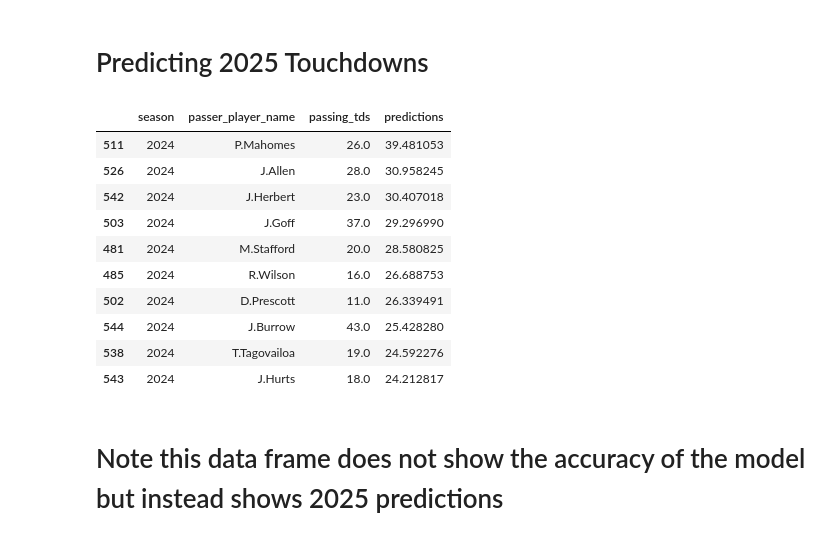
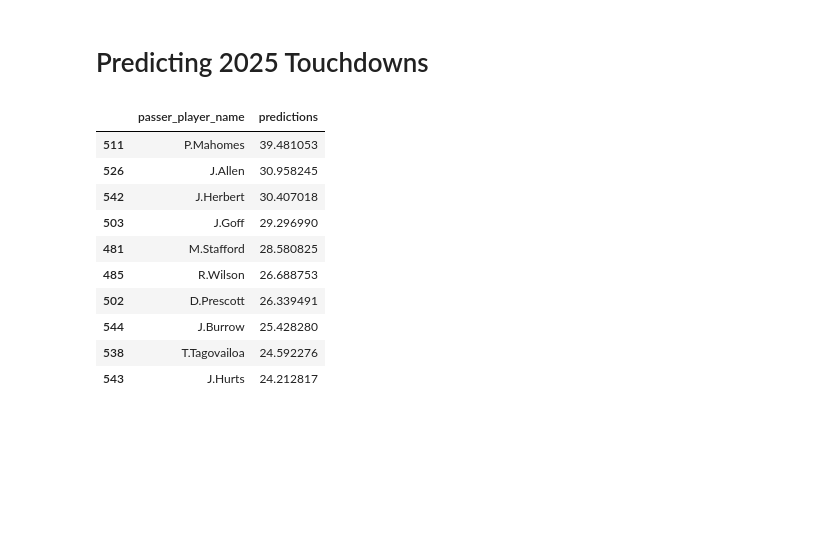
Before and after one commit to Jhonyel/NFL-TD-Regression-Model, a Jupyter notebook: RegressionFootball.ipynb, the cells around one changed output. Drawn from its saved outputs; the diff is of its cells as text; code cells hidden in the pictures; blank space fills up the shorter version.

```diff
--- a/RegressionFootball.ipynb
+++ b/RegressionFootball.ipynb
@@ -301,40 +301,38 @@ test_data.loc[:, ['season', 'passer_player_name', target, 'predictions']].sort_v
 # %%
 # Then, use qb_stats_career_prev to create model_data
 model_data = new_qb_stats_career_prev.dropna(subset=features + [target]).copy()
 
 # Train on all data prior to 2024
 train_data = model_data[model_data['season'] <= 2024].copy()
 
 #creating the model and fitting it to the training data
 model=LinearRegression()
 model.fit(train_data.loc[:, features], train_data[target])
 
 #predicting the test data
 predictions = model.predict(test_data.loc[:, features])
 
 predictions = pd.Series(predictions, index=test_data.index)
 
 test_data = test_data.copy()
 test_data.loc[:, 'predictions'] = predictions
 
 # For the sake of relavance removing players that I know will probably not start/play in 2025
 players_to_remove = ['D.Carr', 'A.Rodgers', 'K.Cousins']
 
 test_data = test_data[~test_data['passer_player_name'].isin(players_to_remove)]
 
-# Plotting the top 10 predictions vs actual touchdowns
-test_data.loc[:, ['season', 'passer_player_name', target, 'predictions']].sort_values('predictions', ascending=False).head(10)
+# Plotting the top 10 predictions for the 2025 NFL Season
+test_data.loc[:, ['passer_player_name', 'predictions']].sort_values('predictions', ascending=False).head(10)
 # %% [output]
-|  | season | passer_player_name | passing_tds | predictions |
-| 511 | 2024 | P.Mahomes | 26.0 | 39.481053 |
-| 526 | 2024 | J.Allen | 28.0 | 30.958245 |
-| 542 | 2024 | J.Herbert | 23.0 | 30.407018 |
-| 503 | 2024 | J.Goff | 37.0 | 29.296990 |
-| 481 | 2024 | M.Stafford | 20.0 | 28.580825 |
-| 485 | 2024 | R.Wilson | 16.0 | 26.688753 |
-| 502 | 2024 | D.Prescott | 11.0 | 26.339491 |
-| 544 | 2024 | J.Burrow | 43.0 | 25.428280 |
-| 538 | 2024 | T.Tagovailoa | 19.0 | 24.592276 |
-| 543 | 2024 | J.Hurts | 18.0 | 24.212817 |
+|  | passer_player_name | predictions |
+| 511 | P.Mahomes | 39.481053 |
+| 526 | J.Allen | 30.958245 |
+| 542 | J.Herbert | 30.407018 |
+| 503 | J.Goff | 29.296990 |
+| 481 | M.Stafford | 28.580825 |
+| 485 | R.Wilson | 26.688753 |
+| 502 | D.Prescott | 26.339491 |
+| 544 | J.Burrow | 25.428280 |
+| 538 | T.Tagovailoa | 24.592276 |
+| 543 | J.Hurts | 24.212817 |
-# %% [markdown]
-# Note this data frame does not show the accuracy of the model but instead shows 2025 predictions
```
